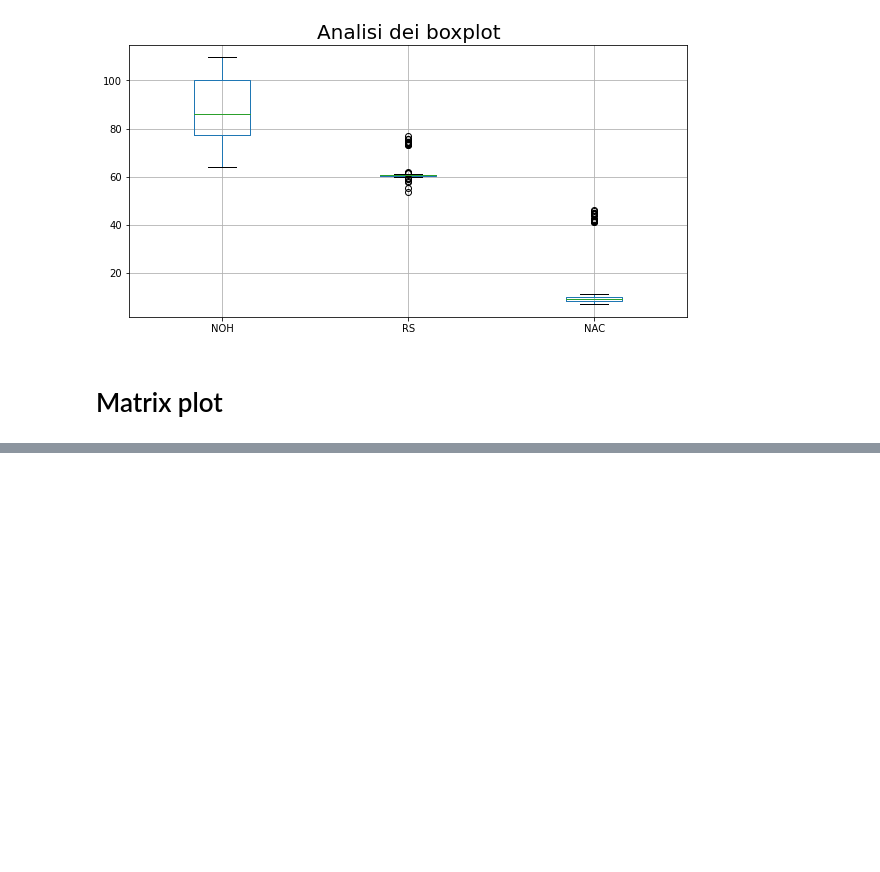
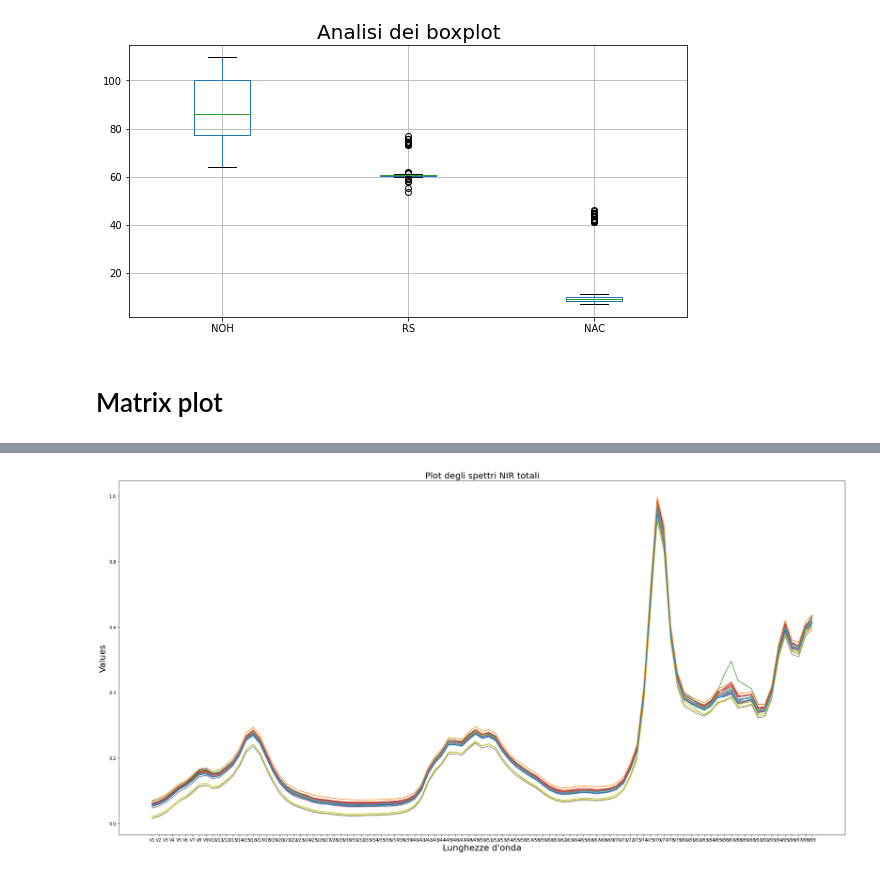
Before and after one commit to Rick8998/ProgettoEsamedataMining, a Jupyter notebook: analisiDS.ipynb, the cells around one changed output, grey strips where cells are left out. Cells and saved outputs as stored; diff of their text form; code cells hidden in the pictures; blank space fills up the shorter version.

Commit message:
spettri NIR

```diff
--- a/analisiDS.ipynb
+++ b/analisiDS.ipynb
@@ -52,0 +63,19 @@ iteritems is deprecated and will be removed in a future version. Use .items inst
+# %%
+import matplotlib.pyplot as plt
+import numpy as np
+num_plots=99
+df_nir_noh = df.sort_values('NOH').iloc[0:22]
+df_nir_noh = df_nir_noh.drop(df_nir_noh.columns[[0, 1, 2, 3, 4]], axis = 1)
+
+plt.figure(figsize=(30, 15))
+
+
+for index, row in df_nir_noh.iterrows():
+    plt.plot(row)
+
+plt.ylabel("Values", fontsize=20)
+plt.xlabel("Lunghezze d'onda", fontsize=20)
+plt.title("Plot degli spettri NIR totali", fontsize=20)
+plt.show()
+# %% [output]
+[figure, added]
```
Also changed, not shown: parts of 7 cells of this notebook.
